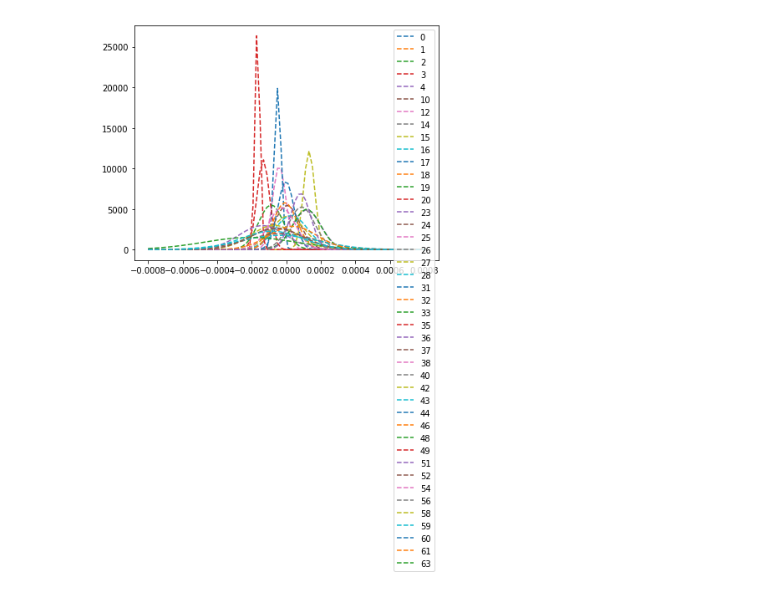
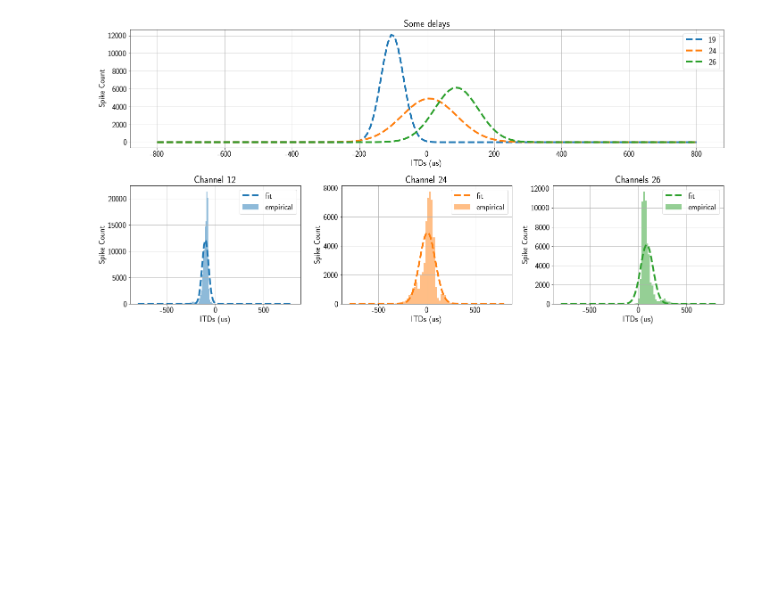
Before and after one commit to SensorsAudioINI/caesar_icassp2019, a Jupyter notebook: check_priors.ipynb, the cells around one changed output. Cells and saved outputs as stored; diff of their text form; code cells hidden in the pictures; blank space fills up the shorter version.

Commit message:
work on notebooks for separation pipeline and plots

```diff
--- a/check_priors.ipynb
+++ b/check_priors.ipynb
@@ -9,7 +23,14 @@ import matplotlib.pyplot as plt
+# %%
+plt.rcParams['text.usetex'] = True #Let TeX do the typsetting
+plt.rcParams['text.latex.preamble'] = [r'\usepackage{xcolor}', r'\usepackage{sansmath}', r'\sansmath'] #Force sans-serif math mode (for axes labels)
+plt.rcParams['font.family'] = 'sans-serif' # ... for regular text
+plt.rcParams['font.sans-serif'] = 'Computer Modern Sans serif' # Choose a nice font here
+plt.rcParams['font.size'] = 18
 # %%
-basedir = '/home/enea/Downloads/priors_long_hv/'
+basedir = '/Data/DATASETS/CAESAR_TIDIGITS/'
 # basedir = '/home/enea/Downloads/ex_manual_itds/priors/'
-filename = basedir + 'prior_long_hv_0'
+filename = basedir + 'priors/' + 'prior_long_hv_0'
+imgs_folder = './imgs/'
 num_bins = 80
 max_itd = 800e-6
 num_channels = 64
@@ -33,30 +54,65 @@ plt.plot(timestamps[ear_id==1][a:b], channel_id[ear_id==1][a:b] % 64, '*')
 dict_c = {}
 # %%
 from scipy.stats import norm
-fig = plt.figure(figsize=(30,30))
-for k, j in enumerate(range(90, 100, 10)):
-    ax = fig.add_subplot(5,4, k + 1)
-    filename = basedir + 'prior_long_hv_{}'.format(j)
+fig = plt.figure(figsize=(20,10))
 
-    timestamps, addresses = es.loadaerdat(filename + '.aedat')
-    timestamps = timestamps[10000:]
-    addresses = addresses[10000:]
-    timestamps, channel_id, ear_id, neuron_id, filterbank_id = es.decode_ams1c(timestamps, addresses, return_type=False)
+ax1 = plt.subplot2grid((2, 3), (0, 0), colspan=3)
+ax2 = plt.subplot2grid((2, 3), (1, 0))
+ax3 = plt.subplot2grid((2, 3), (1, 1))
+ax4 = plt.subplot2grid((2, 3), (1, 2))
 
-    for i in range(0,64):
-        w = channel_id == i
-        try:
-            _itds, _ = itd.get_itds(timestamps[w], ear_id[w], neuron_id[w], save_to_file=None,
-                                     verbose=False, max_itd=max_itd)
+filename = basedir + 'priors/' + 'prior_long_hv_{}'.format(90)
 
-            mu, std = norm.fit(_itds)
-            if not np.isnan(mu):
-                dict_c[i] = {'mu': mu, 'std':std}
-            x = np.linspace(-max_itd, max_itd, 80)
+timestamps, addresses = es.loadaerdat(filename + '.aedat')
+timestamps = timestamps[10000:]
+addresses = addresses[10000:]
+timestamps, channel_id, ear_id, neuron_id, filterbank_id = es.decode_ams1c(timestamps, addresses, return_type=False)
+
+for i in range(0,64):
+    w = channel_id == i
+    try:
+        _itds, _ = itd.get_itds(timestamps[w], ear_id[w], neuron_id[w], save_to_file=None,
+                                 verbose=False, max_itd=max_itd)
+
+        mu, std = norm.fit(_itds)
+        if not np.isnan(mu):
+            dict_c[i] = {'mu': mu, 'std':std}
+            x = np.linspace(-max_itd, max_itd, 160)
             p = norm.pdf(x, mu, std)
-            ax.plot(x, p, '--', label=i)
-            print "CH: {:4} || MU: {:4} || SIGMA: {:4}".format(i, mu, std)
-        except:
-            pass
-#     ax.legend()
+            if i in [19, 24, 26]:
+                ax1.plot(x, p, '--', label=i, linewidth=4)
+#                 ax1.set_xticklabels([-1, -.8, .0, .8])
+#                 ax1.set_xticklabels([-1, -.8, -.6, -.4, -.2, .0, .2, .4, .6, .8])
+                if i == 19:
+                    ax2.hist(_itds, 40, normed=True, label='empirical', alpha = 0.5, color=plt.cm.tab10(0))
+                    ax2.plot(x, p, '--', label='fit', linewidth=4, c = plt.cm.tab10(0))
+#                     ax2.set_xticklabels([-1, -.8, -.6, -.4, -.2, .0, .2, .4, .6, .8])
+                if i == 24:
+                    ax3.hist(_itds, 40, normed=True, label='empirical', alpha = 0.5, color=plt.cm.tab10(1))
+                    ax3.plot(x, p, '--', label='fit', linewidth=4, c = plt.cm.tab10(1))
+#                     ax3.set_xticklabels([-1, -.8, -.6, -.4, -.2, .0, .2, .4, .6, .8])
+                if i == 26:
+                    ax4.hist(_itds, 40, normed=True, label='empirical', alpha = 0.5, color=plt.cm.tab10(2))
+                    ax4.plot(x, p, '--', label='fit', linewidth=4, c = plt.cm.tab10(2))
+#                     ax4.set_xticklabels([-1, -.8, -.6, -.4, -.2, .0, .2, .4, .6, .8])
+#             if not np.isnan(mu):
+#                 print "CH: {:4} || MU: {:4} || SIGMA: {:4}".format(i, mu, std)
+    except:
+        pass
+
+scale_x = 1e-6
+ticks_x = ticker.FuncFormatter(lambda x, pos: '{0:g}'.format(x/scale_x))
+
+title = ['Some delays', 'Channel 12', 'Channel 24', 'Channels 26']
+for ax, t in zip([ax1, ax2, ax3, ax4], title):
+    ax.legend()
+    ax.grid()
+    ax.set_title(t)
+    ax.set_xlabel('ITDs (us)')
+    ax.set_ylabel('Spike Count')
+    ax.xaxis.set_major_formatter(ticks_x)
+
+
+plt.tight_layout()
+plt.savefig(imgs_folder + 'example_correction.pdf', transparent=True)
 # %% [output]
@@ -80,2 +119,2 @@ CH:   63 || MU:  nan || SIGMA:  nan
-[figure, old version]
+[figure, new version]
 # %%
```
Also changed, not shown: parts of 27 cells of this notebook, 3 other files.
